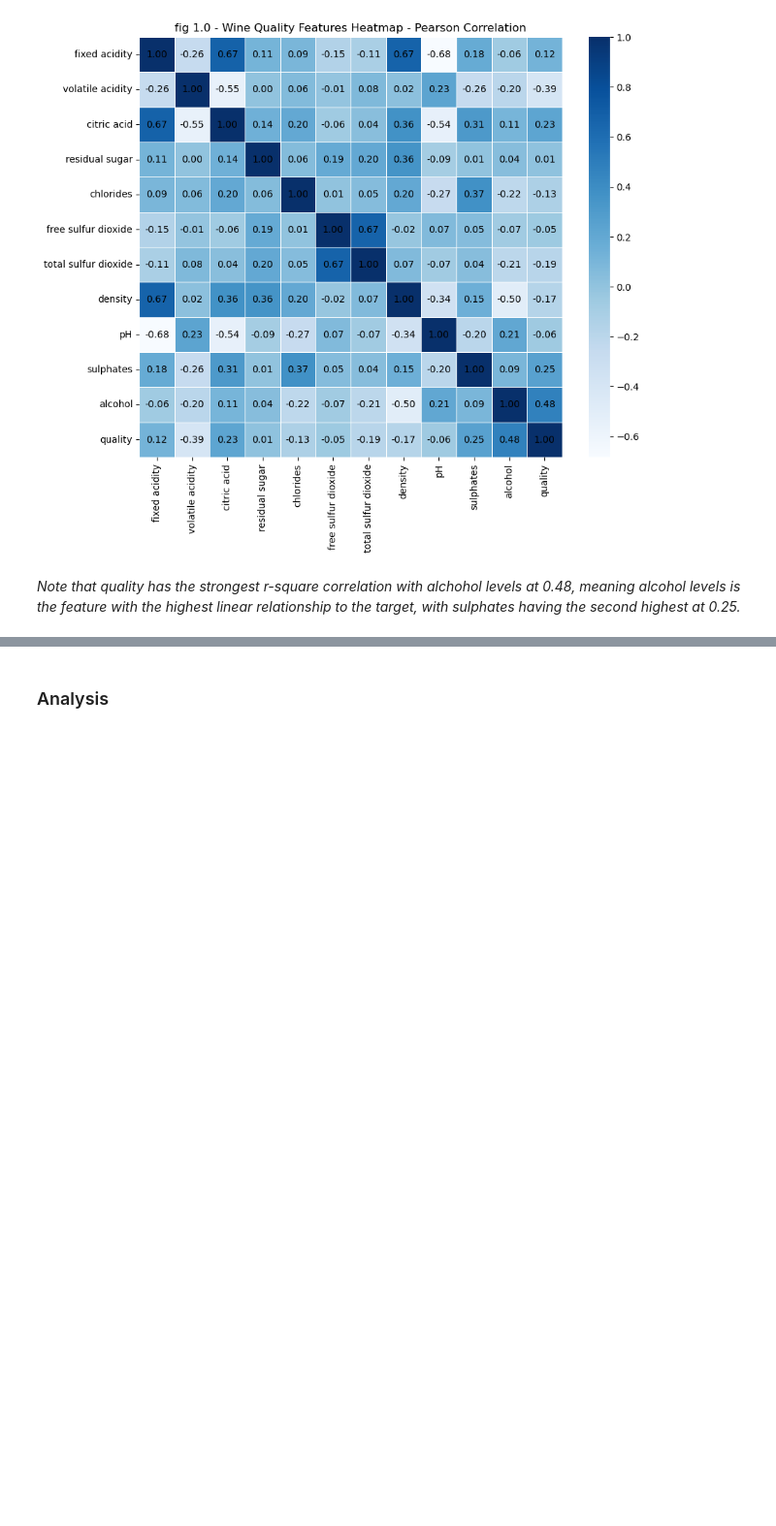
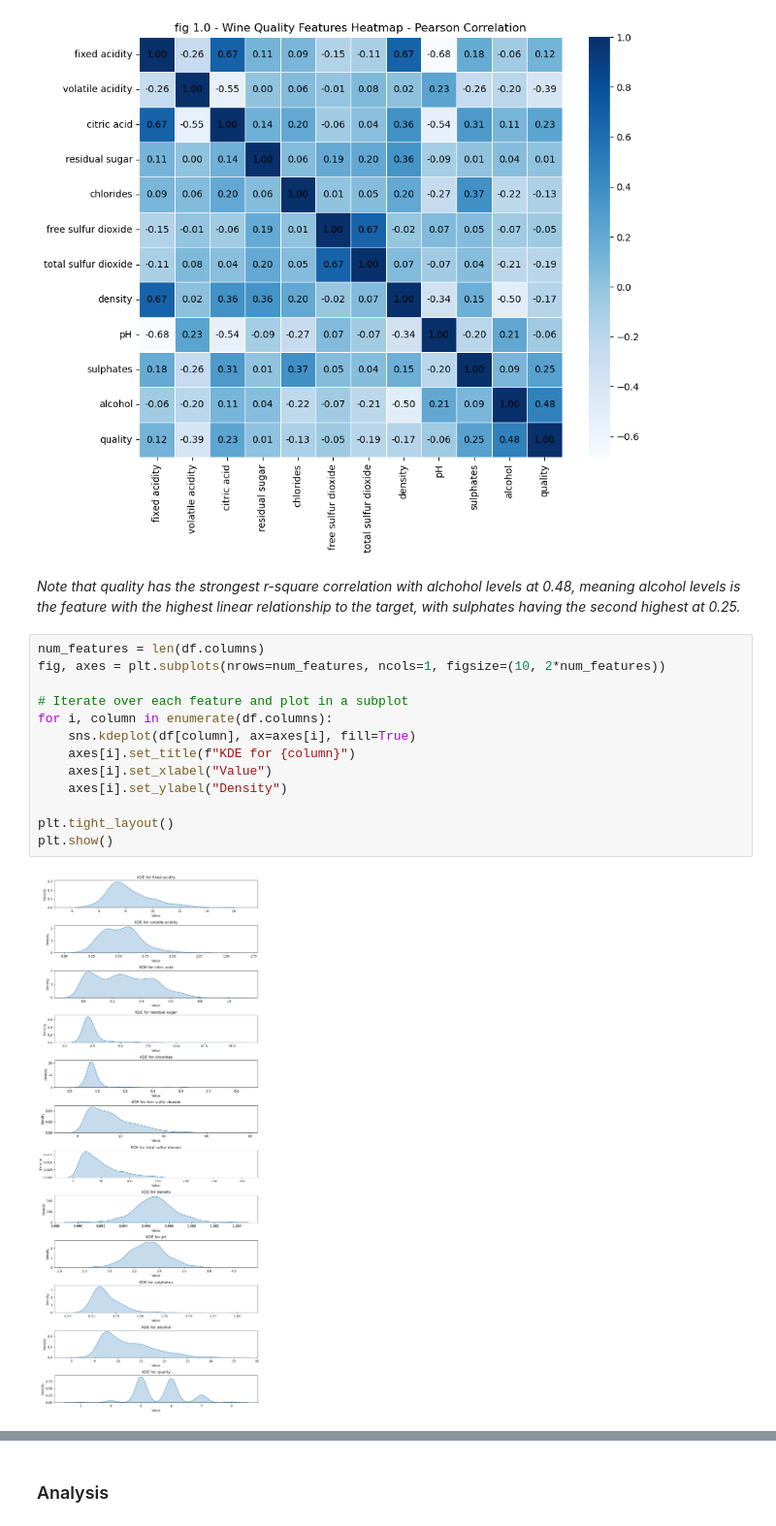
Before and after one commit to UBC-MDS/wine_quality_predictor_group1, a Jupyter notebook: notebooks/wine_predictor_analysis_report.ipynb, the cells around one changed output, grey strips where cells are left out. Shown at 97% size. Cells and saved outputs as stored; diff of their text form; blank space fills up the shorter version.

Commit message:
adding EDA visualizations

```diff
--- a/notebooks/wine_predictor_analysis_report.ipynb
+++ b/notebooks/wine_predictor_analysis_report.ipynb
@@ -123,3 +123,18 @@ plt.show()
 [figure]
 # %% [markdown]
 _Note that quality has the strongest r-square correlation with alchohol levels at 0.48, meaning alcohol levels is the feature with the highest linear relationship to the target, with sulphates having the second highest at 0.25._
+# %%
+num_features = len(df.columns)
+fig, axes = plt.subplots(nrows=num_features, ncols=1, figsize=(10, 2*num_features))
+
+# Iterate over each feature and plot in a subplot
+for i, column in enumerate(df.columns):
+    sns.kdeplot(df[column], ax=axes[i], fill=True)
+    axes[i].set_title(f"KDE for {column}")
+    axes[i].set_xlabel("Value")
+    axes[i].set_ylabel("Density")
+
+plt.tight_layout()
+plt.show()
+# %% [output]
+[figure, added]
```
Also changed, not shown: parts of 4 cells of this notebook.
